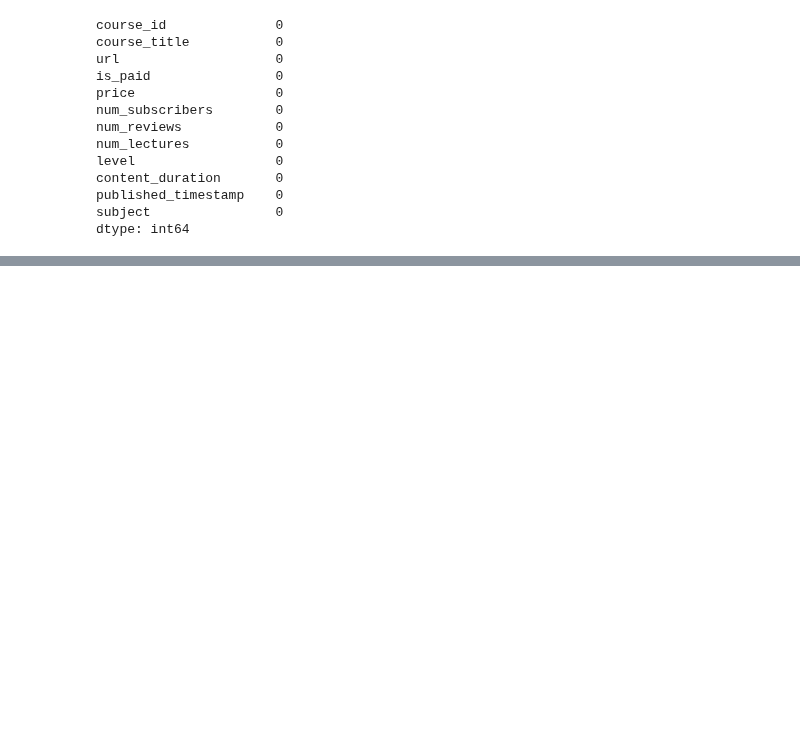
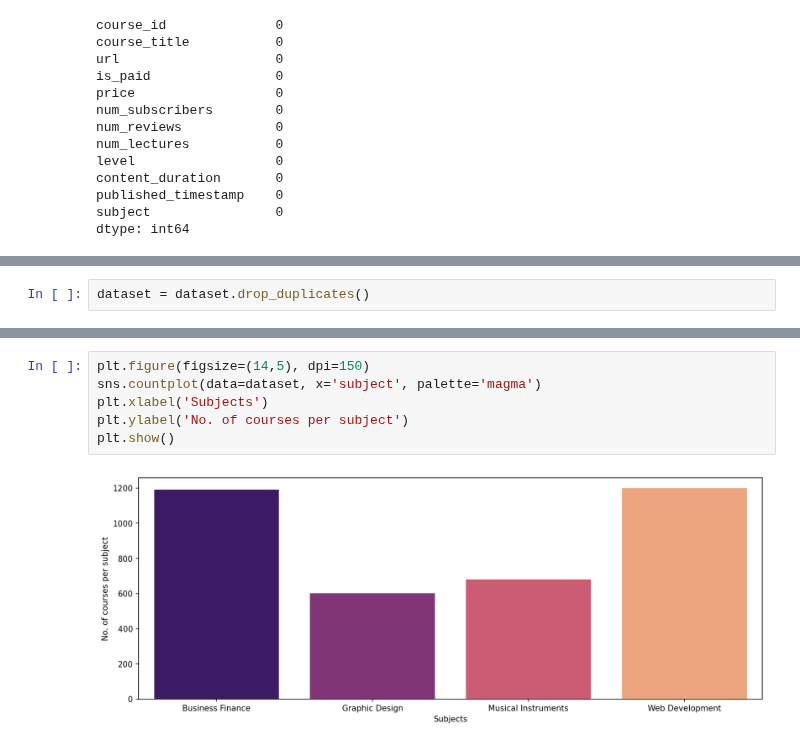
Before and after one commit to rohitcodism/ML-DS, a Jupyter notebook: Projects/Udemy Dataset Analysis/udemy.ipynb, the cells around one changed output, grey strips where cells are left out. Cells and saved outputs as stored; diff of their text form; blank space fills up the shorter version.

```diff
--- a/Projects/Udemy Dataset Analysis/udemy.ipynb
+++ b/Projects/Udemy Dataset Analysis/udemy.ipynb
@@ -125,0 +134,2 @@ dtype: int64
+# %%
+dataset = dataset.drop_duplicates()
@@ -125,0 +144,8 @@ dtype: int64
+# %%
+plt.figure(figsize=(14,5), dpi=150)
+sns.countplot(data=dataset, x='subject', palette='magma')
+plt.xlabel('Subjects')
+plt.ylabel('No. of courses per subject')
+plt.show()
+# %% [output]
+[figure, added]
```
Also changed, not shown: parts of 17 cells of this notebook.
